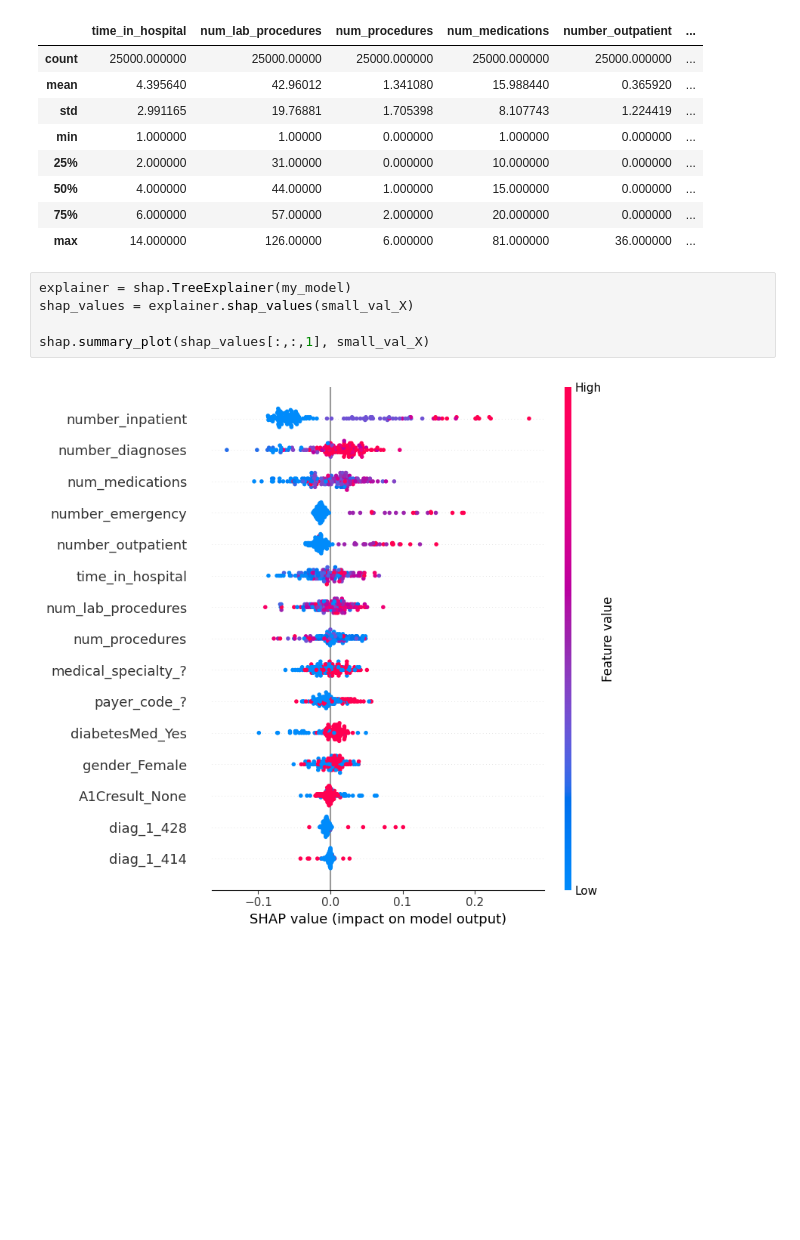
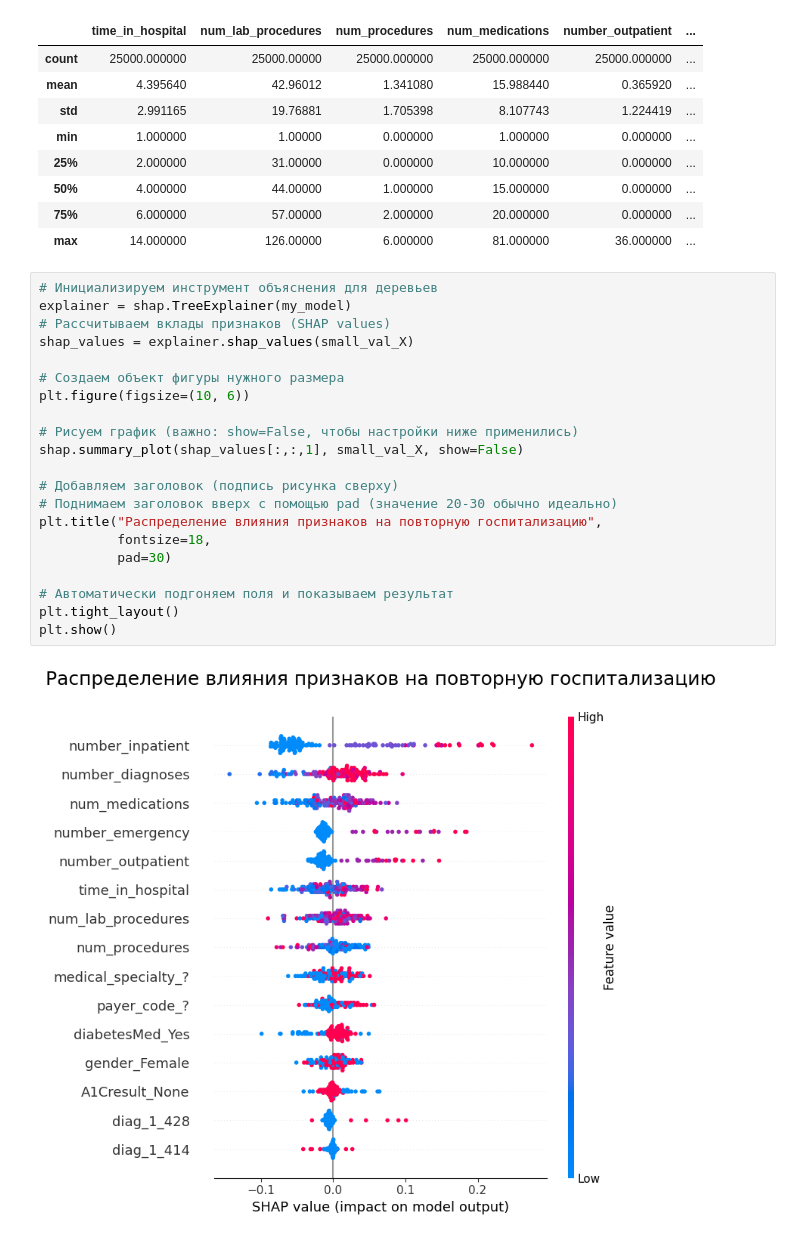
Before and after one commit to Grashch/Kaggle_tasks, a Jupyter notebook: SHAP_Values.ipynb, the cells around one changed output. Drawn from its saved outputs; the diff is of its cells as text; blank space fills up the shorter version.

```diff
--- a/SHAP_Values.ipynb
+++ b/SHAP_Values.ipynb
@@ -421,10 +422,26 @@ data.describe()
 | 50% | 4.000000 | 44.00000 | 1.000000 | 15.000000 | 0.000000 | ... |
 | 75% | 6.000000 | 57.00000 | 2.000000 | 20.000000 | 0.000000 | ... |
 | max | 14.000000 | 126.00000 | 6.000000 | 81.000000 | 36.000000 | ... |
-# %%
-explainer = shap.TreeExplainer(my_model)
-shap_values = explainer.shap_values(small_val_X)
-
-shap.summary_plot(shap_values[:,:,1], small_val_X)
-# %% [output]
-[figure, removed]
+# %%
+# Инициализируем инструмент объяснения для деревьев
+explainer = shap.TreeExplainer(my_model)
+# Рассчитываем вклады признаков (SHAP values)
+shap_values = explainer.shap_values(small_val_X)
+
+# Создаем объект фигуры нужного размера
+plt.figure(figsize=(10, 6))
+
+# Рисуем график (важно: show=False, чтобы настройки ниже применились)
+shap.summary_plot(shap_values[:,:,1], small_val_X, show=False)
+
+# Добавляем заголовок (подпись рисунка сверху)
+# Поднимаем заголовок вверх с помощью pad (значение 20-30 обычно идеально)
+plt.title("Распределение влияния признаков на повторную госпитализацию",
+          fontsize=18,
+          pad=30)
+
+# Автоматически подгоняем поля и показываем результат
+plt.tight_layout()
+plt.show()
+# %% [output]
+[figure, added]
```
Also changed, not shown: parts of 9 cells of this notebook.
